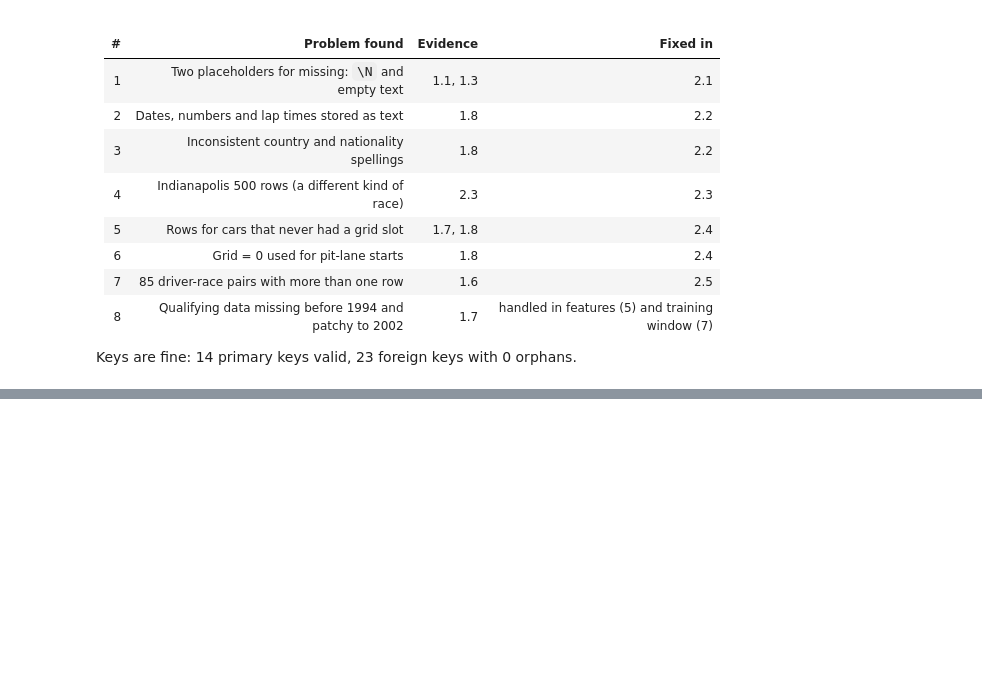
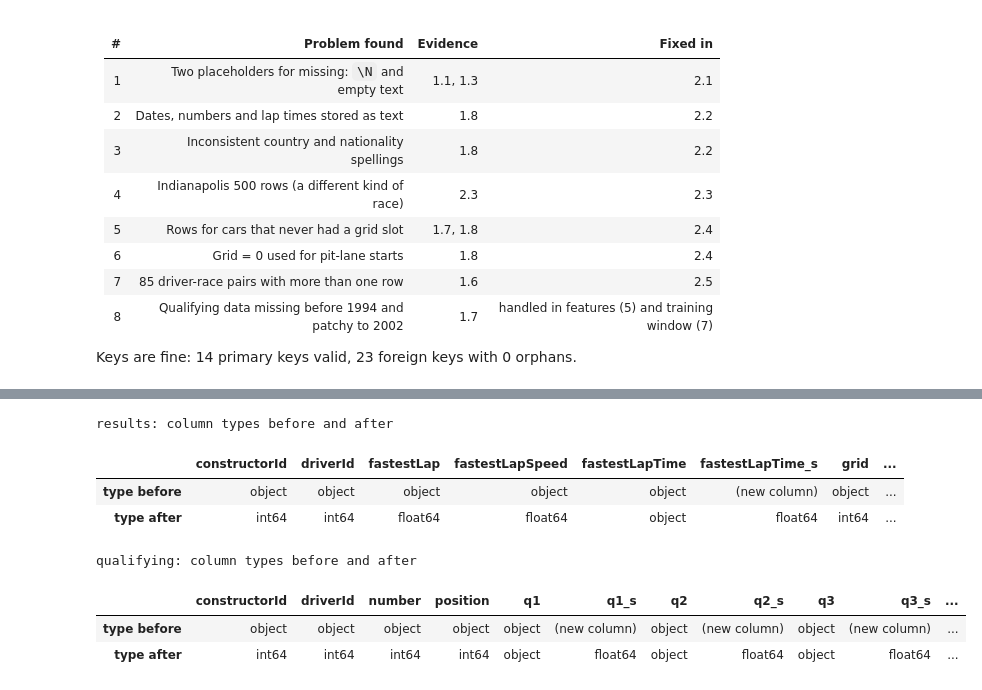
Before and after one commit to adhamshaheen/f1-podium-prediction, a Jupyter notebook: notebooke15c4f85e0.ipynb, the cells around one changed output, grey strips where cells are left out. Drawn from its saved outputs; the diff is of its cells as text; code cells hidden in the pictures; blank space fills up the shorter version.

```diff
--- a/notebooke15c4f85e0.ipynb
+++ b/notebooke15c4f85e0.ipynb
@@ -615,0 +652,67 @@ Keys are fine: 14 primary keys valid, 23 foreign keys with 0 orphans.
+# %%
+def to_seconds(value):
+    """'1:26.572' -> 86.572, '26.898' -> 26.898, '1:02:03.5' -> 3723.5, NaN stays NaN."""
+    if pd.isna(value):
+        return np.nan
+    total = 0.0
+    for part in str(value).split(':'):      # each ':' means "multiply what we have so far by 60"
+        total = total * 60 + float(part)
+    return total
+
+SCHEMA = {   # num = numeric, date = calendar date, dur = duration text -> new column <name>_s in seconds
+    'circuits': {'num': ['circuitId', 'lat', 'lng', 'alt']},
+    'constructors': {'num': ['constructorId']},
+    'constructor_results': {'num': ['constructorResultsId', 'raceId', 'constructorId', 'points']},
+    'constructor_standings': {'num': ['constructorStandingsId', 'raceId', 'constructorId', 'points', 'position', 'wins']},
+    'drivers': {'num': ['driverId', 'number'], 'date': ['dob']},
+    'driver_standings': {'num': ['driverStandingsId', 'raceId', 'driverId', 'points', 'position', 'wins']},
+    'races': {'num': ['raceId', 'year', 'round', 'circuitId'],
+              'date': ['date', 'fp1_date', 'fp2_date', 'fp3_date', 'quali_date', 'sprint_date']},
+    'results': {'num': ['resultId', 'raceId', 'driverId', 'constructorId', 'number', 'grid', 'position',
+                        'positionOrder', 'points', 'laps', 'milliseconds', 'fastestLap', 'rank',
+                        'fastestLapSpeed', 'statusId'], 'dur': ['fastestLapTime']},
+    'qualifying': {'num': ['qualifyId', 'raceId', 'driverId', 'constructorId', 'number', 'position'],
+                   'dur': ['q1', 'q2', 'q3']},
+    'lap_times': {'num': ['raceId', 'driverId', 'lap', 'position', 'milliseconds'], 'dur': ['time']},
+    'pit_stops': {'num': ['raceId', 'driverId', 'stop', 'lap', 'milliseconds'], 'dur': ['duration']},
+    'sprint_results': {'num': ['resultId', 'raceId', 'driverId', 'constructorId', 'number', 'grid', 'position',
+                               'positionOrder', 'points', 'laps', 'milliseconds', 'fastestLap', 'statusId'],
+                       'dur': ['fastestLapTime']},
+    'seasons': {'num': ['year']},
+    'status': {'num': ['statusId']},
+}
+
+dtypes_before = {t: clean[t].dtypes.astype(str) for t in ('results', 'qualifying', 'races')}
+
+for t, spec in SCHEMA.items():
+    df = clean[t]
+    for c in spec.get('num', []):
+        df[c] = pd.to_numeric(df[c], errors='raise')                 # fails loudly on anything unexpected
+    for c in spec.get('date', []):
+        df[c] = pd.to_datetime(df[c], format='%Y-%m-%d', errors='raise')
+    for c in spec.get('dur', []):
+        df[c + '_s'] = df[c].map(to_seconds)                         # keep the text, add seconds next to it
+    typed = set(spec.get('num', []) + spec.get('date', []))
+    for c in df.columns:                                             # every column we did not convert is text
+        if c not in typed and not c.endswith('_s') and not pd.api.types.is_numeric_dtype(df[c]):
+            df[c] = df[c].str.strip()                                # remove stray spaces
+    clean[t] = df
+
+# Two spelling fixes found in the audit (1.8)
+clean['circuits']['country'] = clean['circuits']['country'].replace({'United States': 'USA'})
+clean['drivers']['nationality'] = clean['drivers']['nationality'].replace({'Argentinian': 'Argentine'})
+
+# Show the effect on the two tables we use most
+for t in ('results', 'qualifying'):
+    after = clean[t].dtypes.astype(str)
+    display(pd.DataFrame({'type before': dtypes_before[t], 'type after': after}).fillna('(new column)')
+              .T.style.set_caption(f'{t}: column types before and after'))
+# %% [output]
+results: column types before and after
+|  | constructorId | driverId | fastestLap | fastestLapSpeed | fastestLapTime | fastestLapTime_s | grid | ... |
+| type before | object | object | object | object | object | (new column) | object | ... |
+| type after | int64 | int64 | float64 | float64 | object | float64 | int64 | ... |
+qualifying: column types before and after
+|  | constructorId | driverId | number | position | q1 | q1_s | q2 | q2_s | q3 | q3_s | ... |
+| type before | object | object | object | object | object | (new column) | object | (new column) | object | (new column) | ... |
+| type after | int64 | int64 | int64 | int64 | object | float64 | object | float64 | object | float64 | ... |
```
Also changed, not shown: parts of 13 cells of this notebook.
